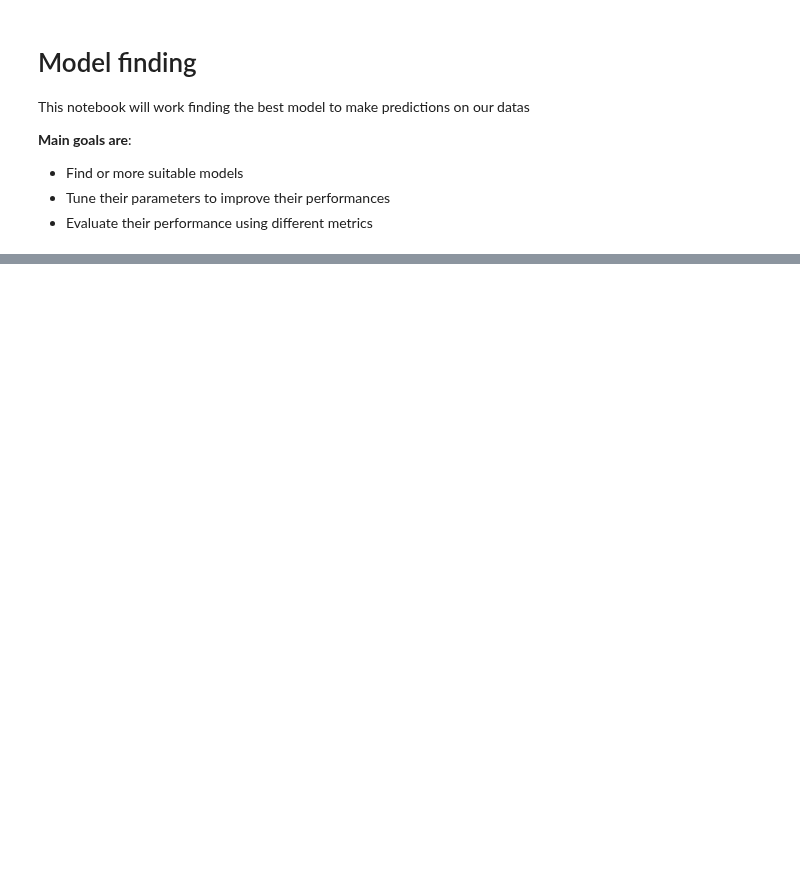
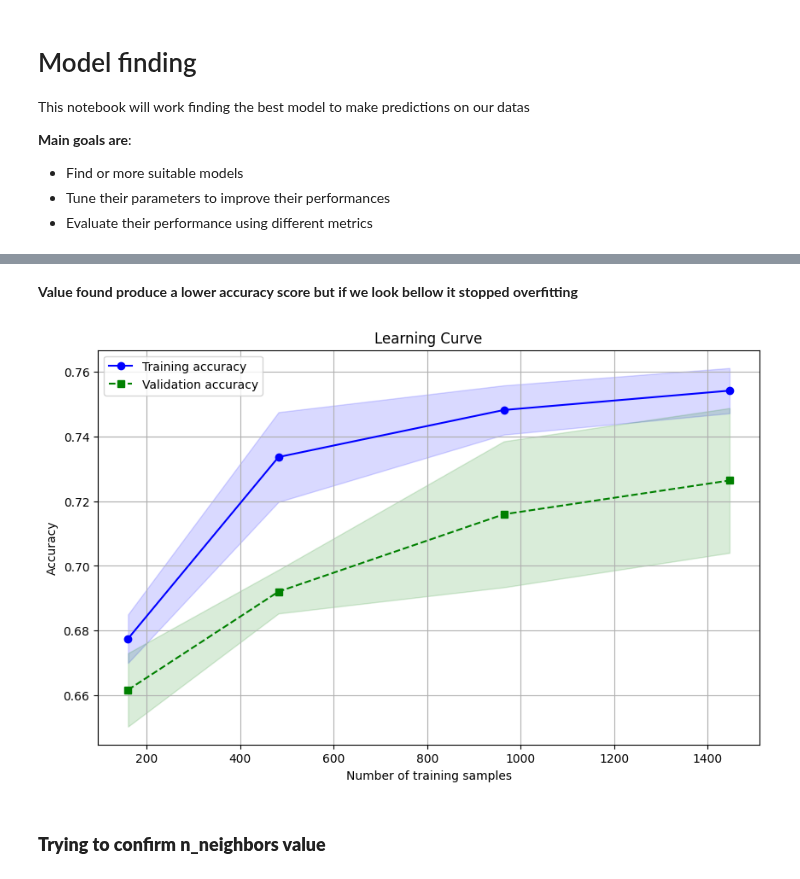
Before and after one commit to lucas066001/IllnessRecognition, a Jupyter notebook: app/ml/modelsFinding.ipynb, the cells around one changed output, grey strips where cells are left out. Cells and saved outputs as stored; diff of their text form; code cells hidden in the pictures; blank space fills up the shorter version.

```diff
--- a/app/ml/modelsFinding.ipynb
+++ b/app/ml/modelsFinding.ipynb
@@ -15,8 +17,8 @@ dataset = retreiveDatasetFromCsv(50)
 # %%
 # Retreiving a significative amount of data
-from local_lib.dataset_images import retreiveDatasetFromImages
+# from local_lib.dataset_images import retreiveDatasetFromImages
 
-dataset = retreiveDatasetFromImages(30)
+# dataset = retreiveDatasetFromImages(500)
 # %%
 dataset.iloc[0]["pixel_value"]
 # %% [output]
@@ -147,0 +45,5 @@ Unique values in y_test_array: [0 1 2]
+# %%
+from sklearn.model_selection import train_test_split
+import numpy as np
+
+X_train, X_test, y_train, y_test = train_test_split(X, y, test_size=0.33, random_state=0)
@@ -147,0 +113,11 @@ Unique values in y_test_array: [0 1 2]
+# %%
+pipeline = Pipeline([
+    ('image_mask', MaskSeuilTransformer(strategy='combined')),
+    ('knn', KNeighborsClassifier())
+])
+
+pipeline.fit(X_train, y_train)
+accTrain = round(pipeline.score(X_train, y_train) * 100, 2)
+accTest = round(pipeline.score(X_test, y_test) * 100, 2)
+print("Combined mask accuracy is around " + str(accTrain) + "% Accuracy - [TrainSet]")
+print("Combined mask accuracy is around " + str(accTest) + "% Accuracy - [TestSet]")
@@ -147,0 +212,50 @@ Unique values in y_test_array: [0 1 2]
+# %% [markdown]
+**Value found produce a lower accuracy score but if we look bellow it stopped overfitting**
+# %%
+import numpy as np
+import matplotlib.pyplot as plt
+from sklearn.model_selection import learning_curve
+from sklearn.pipeline import Pipeline
+from sklearn.preprocessing import StandardScaler
+from sklearn.neighbors import KNeighborsClassifier
+
+# Define your pipeline
+pipeline = Pipeline([
+    ('image_mask', MaskSeuilTransformer(strategy='baseline')),
+    ('std_scaler', StandardScaler()),
+    ('knn', KNeighborsClassifier(n_neighbors=13))
+])
+
+# Plot learning curves for the best parameters
+train_sizes, train_scores, test_scores = learning_curve(
+    estimator=pipeline,
+    X=X_train,
+    y=y_train,
+    train_sizes=[0.1, 0.3, 0.5, 0.6, 0.9, 1, 2],
+    n_jobs=-1,
+    scoring='accuracy',
+    random_state=42
+)
+
+# Calculate mean and standard deviation of training scores and test scores
+train_mean = np.mean(train_scores, axis=1)
+train_std = np.std(train_scores, axis=1)
+test_mean = np.mean(test_scores, axis=1)
+test_std = np.std(test_scores, axis=1)
+
+# Plot learning curve
+plt.figure(figsize=(10, 6))
+plt.plot(train_sizes, train_mean, color='blue', marker='o', label='Training accuracy')
+plt.fill_between(train_sizes, train_mean - train_std, train_mean + train_std, alpha=0.15, color='blue')
+plt.plot(train_sizes, test_mean, color='green', linestyle='--', marker='s', label='Validation accuracy')
+plt.fill_between(train_sizes, test_mean - test_std, test_mean + test_std, alpha=0.15, color='green')
+plt.title('Learning Curve')
+plt.xlabel('Number of training samples')
+plt.ylabel('Accuracy')
+plt.legend()
+plt.grid(True)
+plt.show()
+# %% [output]
+[figure, added]
+# %% [markdown]
+### **Trying to confirm n_neighbors value**
```
Also changed, not shown: parts of 38 cells of this notebook, 6 other files.
